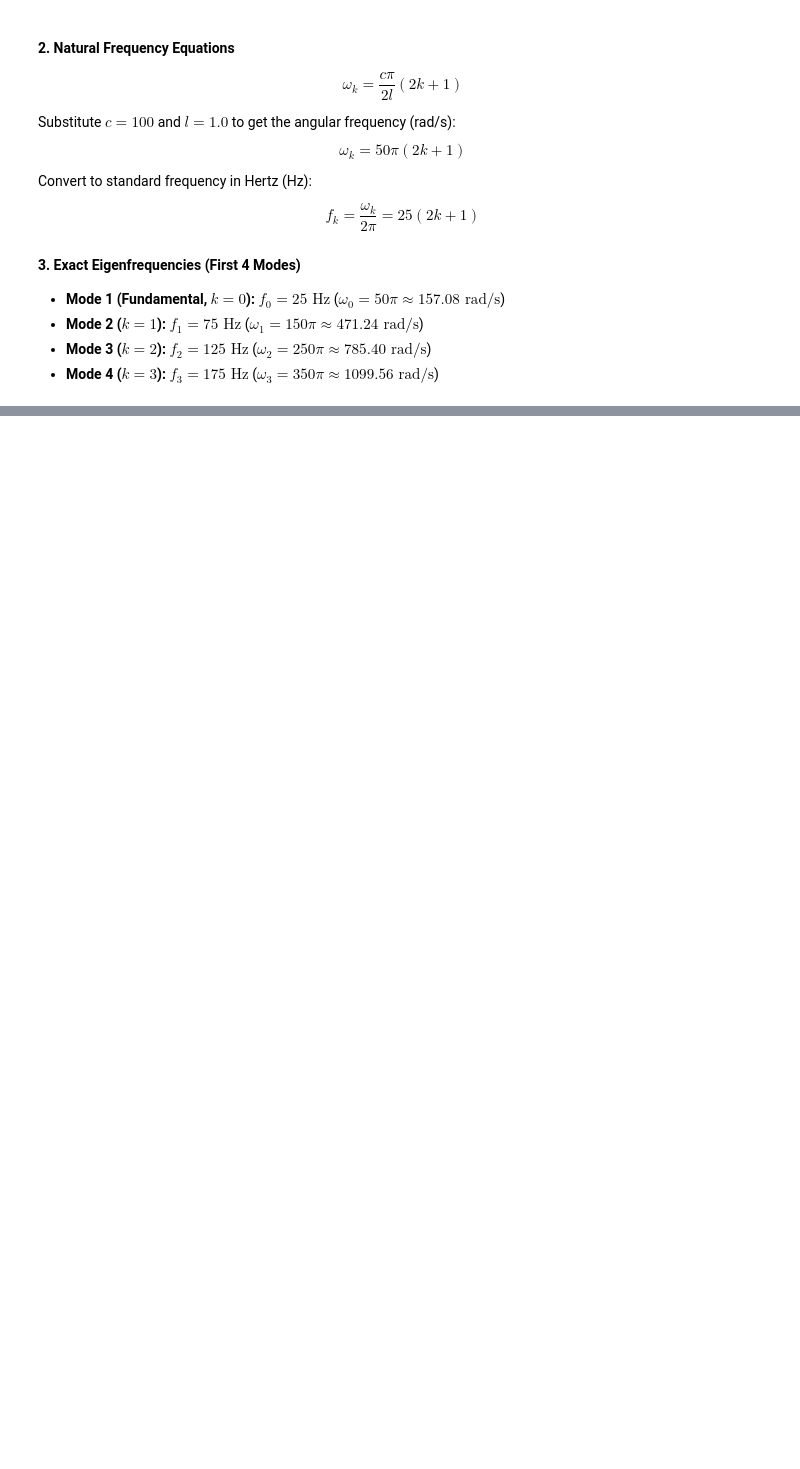
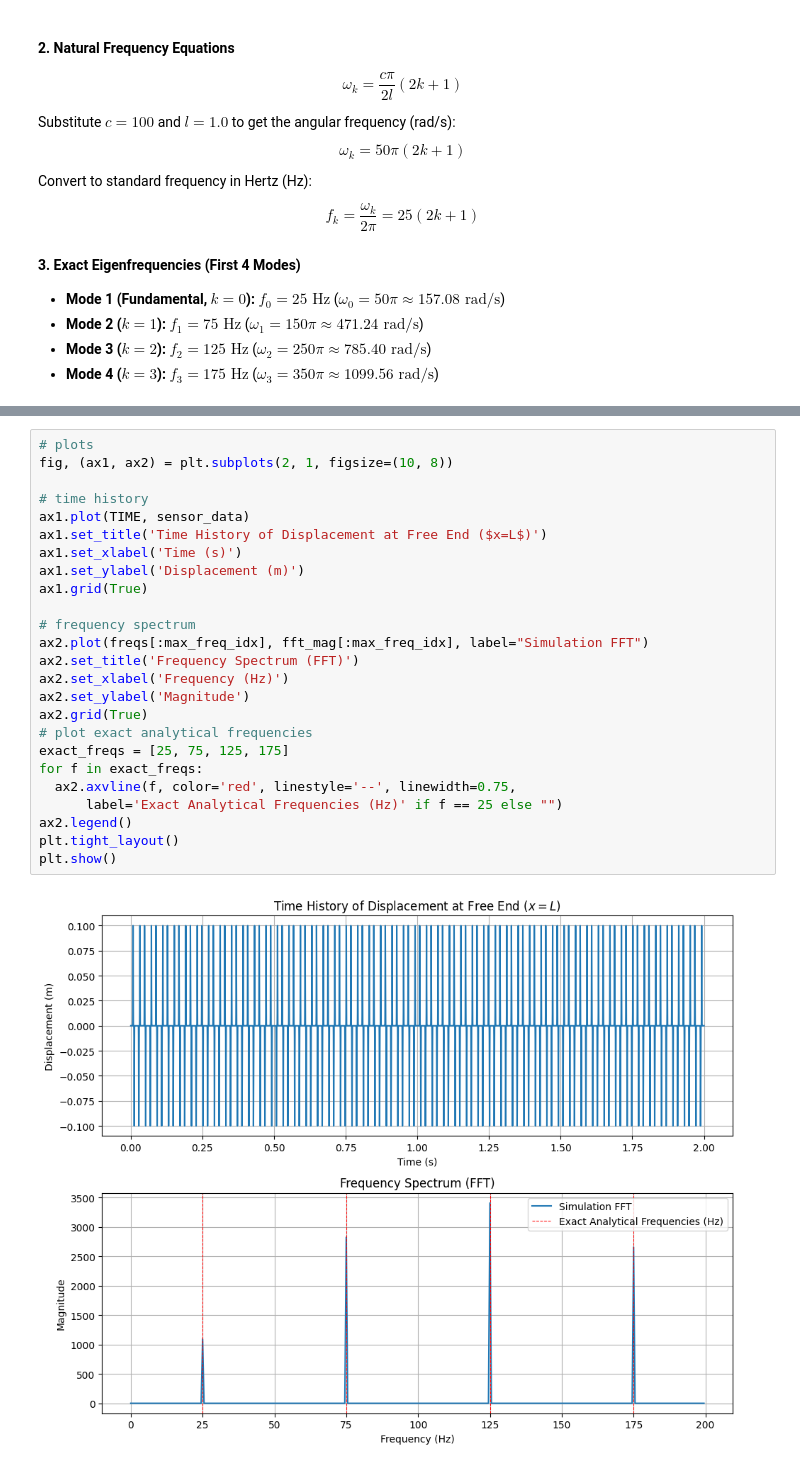
Before and after one commit to anthonymarinov/wave-equation-pinn, a Jupyter notebook: main.ipynb, the cells around one changed output, grey strips where cells are left out. Drawn from its saved outputs; the diff is of its cells as text; blank space fills up the shorter version.

```diff
--- a/main.ipynb
+++ b/main.ipynb
@@ -72,0 +224,27 @@ Hello World!
+# %%
+# plots
+fig, (ax1, ax2) = plt.subplots(2, 1, figsize=(10, 8))
+
+# time history
+ax1.plot(TIME, sensor_data)
+ax1.set_title('Time History of Displacement at Free End ($x=L$)')
+ax1.set_xlabel('Time (s)')
+ax1.set_ylabel('Displacement (m)')
+ax1.grid(True)
+
+# frequency spectrum
+ax2.plot(freqs[:max_freq_idx], fft_mag[:max_freq_idx], label="Simulation FFT")
+ax2.set_title('Frequency Spectrum (FFT)')
+ax2.set_xlabel('Frequency (Hz)')
+ax2.set_ylabel('Magnitude')
+ax2.grid(True)
+# plot exact analytical frequencies
+exact_freqs = [25, 75, 125, 175]
+for f in exact_freqs:
+  ax2.axvline(f, color='red', linestyle='--', linewidth=0.75,
+      label='Exact Analytical Frequencies (Hz)' if f == 25 else "")
+ax2.legend()
+plt.tight_layout()
+plt.show()
+# %% [output]
+[figure, added]
```
Also changed, not shown: parts of 15 cells of this notebook.
